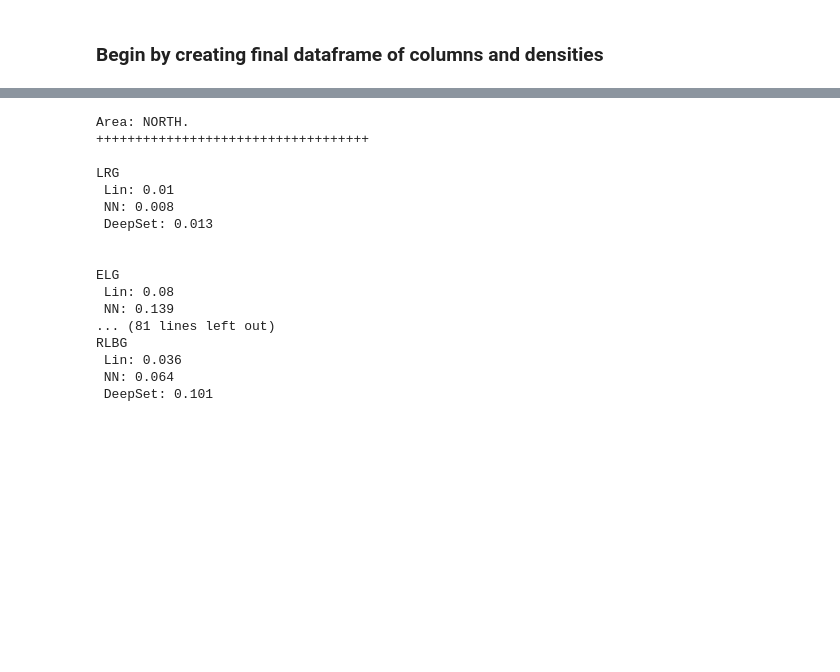
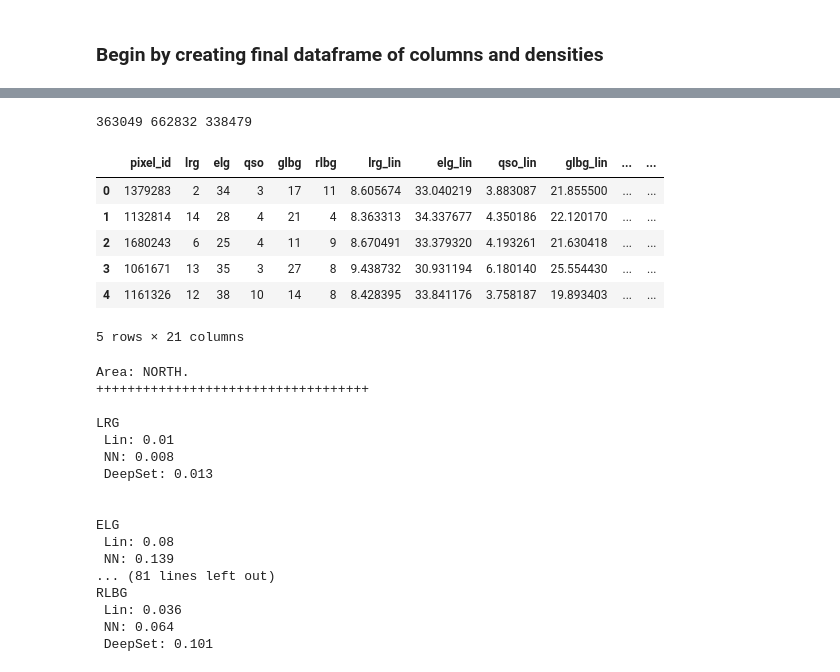
Before and after one commit to elleggert/astrostatistics, a Jupyter notebook: models/regression/paper_plots.ipynb, the cells around one changed output, grey strips where cells are left out. Drawn from its saved outputs; the diff is of its cells as text; code cells hidden in the pictures; blank space fills up the shorter version.

```diff
--- a/models/regression/paper_plots.ipynb
+++ b/models/regression/paper_plots.ipynb
@@ -42,3 +41,16 @@ Index(['pixel_id', 'lrg', 'elg', 'qso', 'glbg', 'rlbg', 'exposures', 'hinh',
+# %%
+print(len(df_north), len(df_south), len(df_des))
+
+df_south.head()
+# %% [output]
+363049 662832 338479
+|  | pixel_id | lrg | elg | qso | glbg | rlbg | lrg_lin | elg_lin | qso_lin | glbg_lin | ... | ... |
+| 0 | 1379283 | 2 | 34 | 3 | 17 | 11 | 8.605674 | 33.040219 | 3.883087 | 21.855500 | ... | ... |
+| 1 | 1132814 | 14 | 28 | 4 | 21 | 4 | 8.363313 | 34.337677 | 4.350186 | 22.120170 | ... | ... |
+| 2 | 1680243 | 6 | 25 | 4 | 11 | 9 | 8.670491 | 33.379320 | 4.193261 | 21.630418 | ... | ... |
+| 3 | 1061671 | 13 | 35 | 3 | 27 | 8 | 9.438732 | 30.931194 | 6.180140 | 25.554430 | ... | ... |
+| 4 | 1161326 | 12 | 38 | 10 | 14 | 8 | 8.428395 | 33.841176 | 3.758187 | 19.893403 | ... | ... |
+5 rows × 21 columns
 # %%
 ### Get Full Data R-Squareds for the table
 
```
Also changed, not shown: parts of 8 cells of this notebook, 4 other files.
